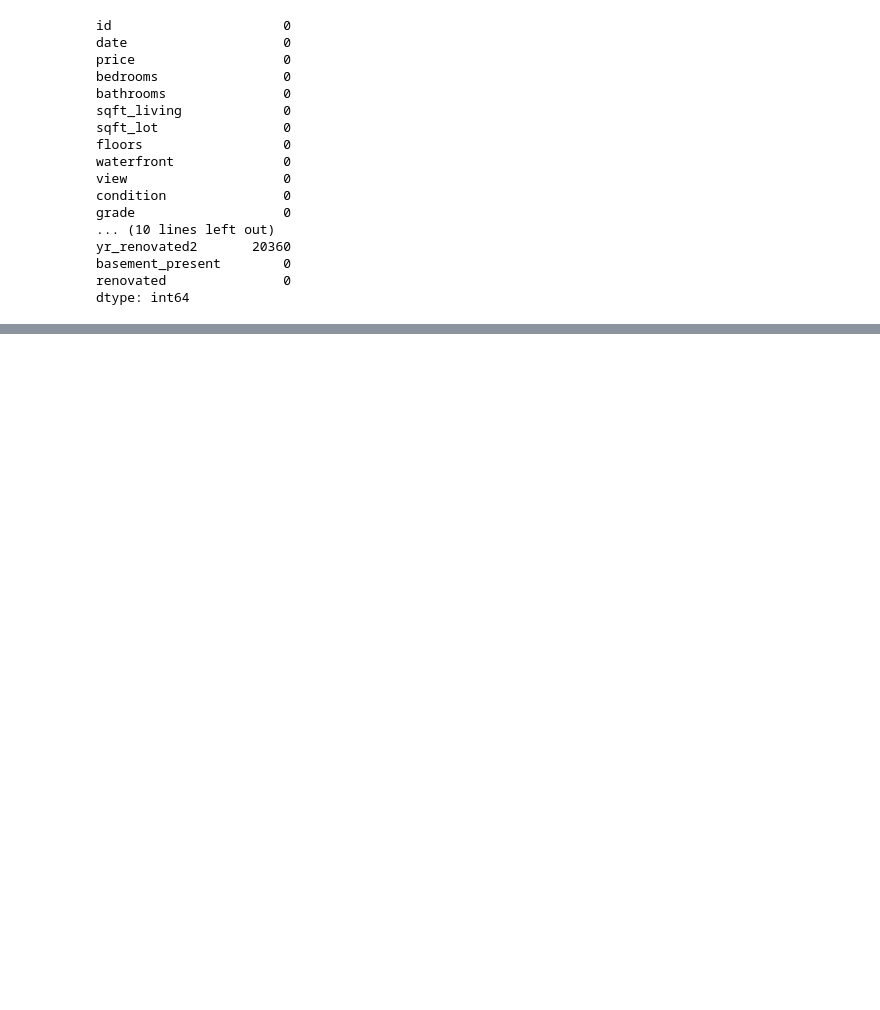
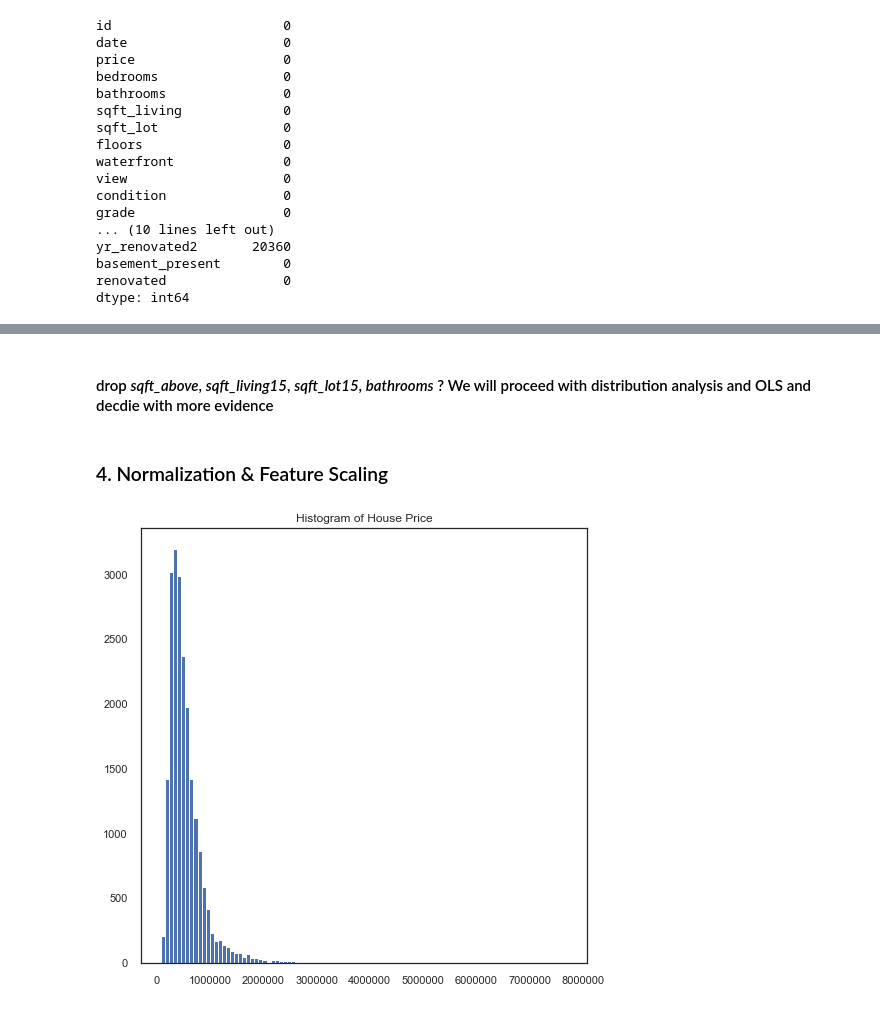
Before and after one commit to joongsukjin/dsc-1-final-project-online-ds-pt-100118, a Jupyter notebook: student.ipynb, the cells around one changed output, grey strips where cells are left out. Saved outputs shown, nothing was run; the diff lists cells and outputs as text; code cells hidden in the pictures; blank space fills up the shorter version.

```diff
--- a/student.ipynb
+++ b/student.ipynb
@@ -462,0 +492,14 @@ dtype: int64
+# %% [markdown]
+#### drop *sqft_above*, *sqft_living15*, *sqft_lot15*, *bathrooms* ? We will proceed with distribution analysis and OLS and decdie with more evidence
+# %% [markdown]
+### 4. Normalization & Feature Scaling
+# %%
+# firstly, Price (dependent varaible needs to be scaled)
+plt.figure(figsize=(8,8))
+plt.hist(data.price,bins=100,color='b')
+plt.title('Histogram of House Price')
+plt.show()
+
+#Extremly screwed & scale spectrum is too broad -> log scale needed
+# %% [output]
+[figure, added]
```
Also changed, not shown: parts of 109 cells of this notebook, 19 other files.
